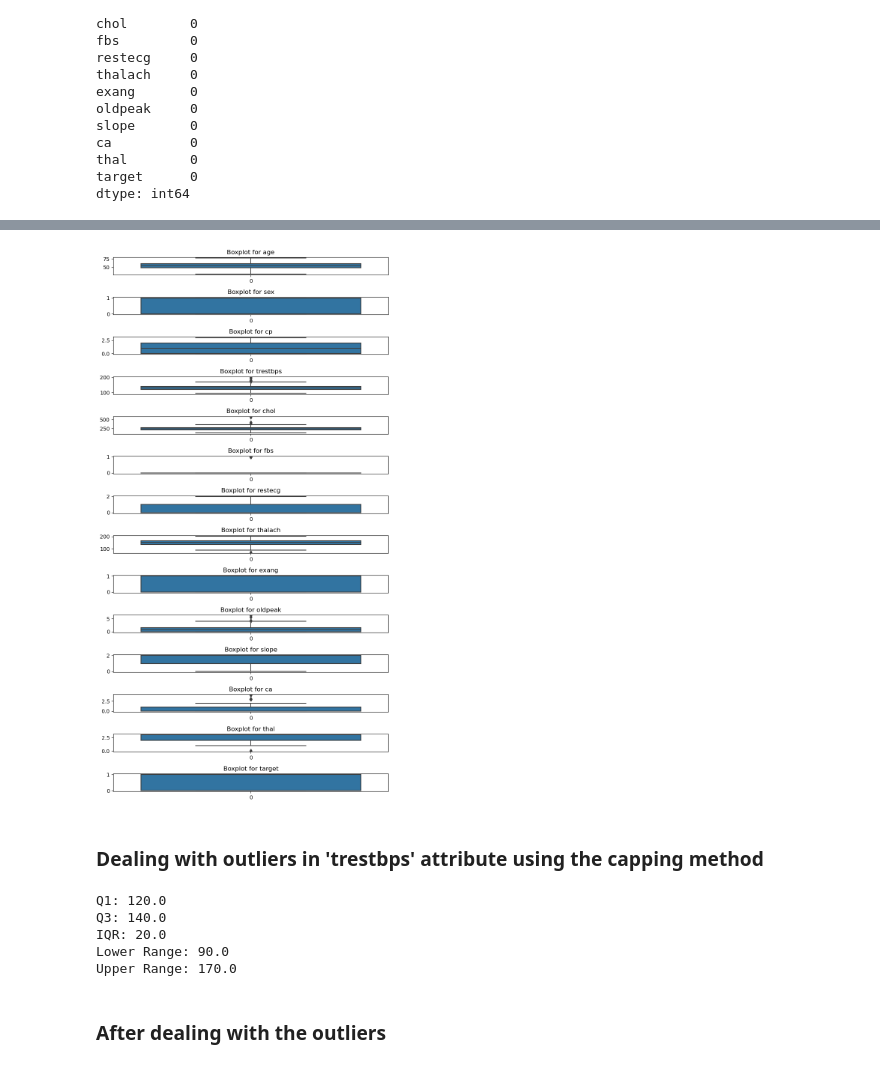
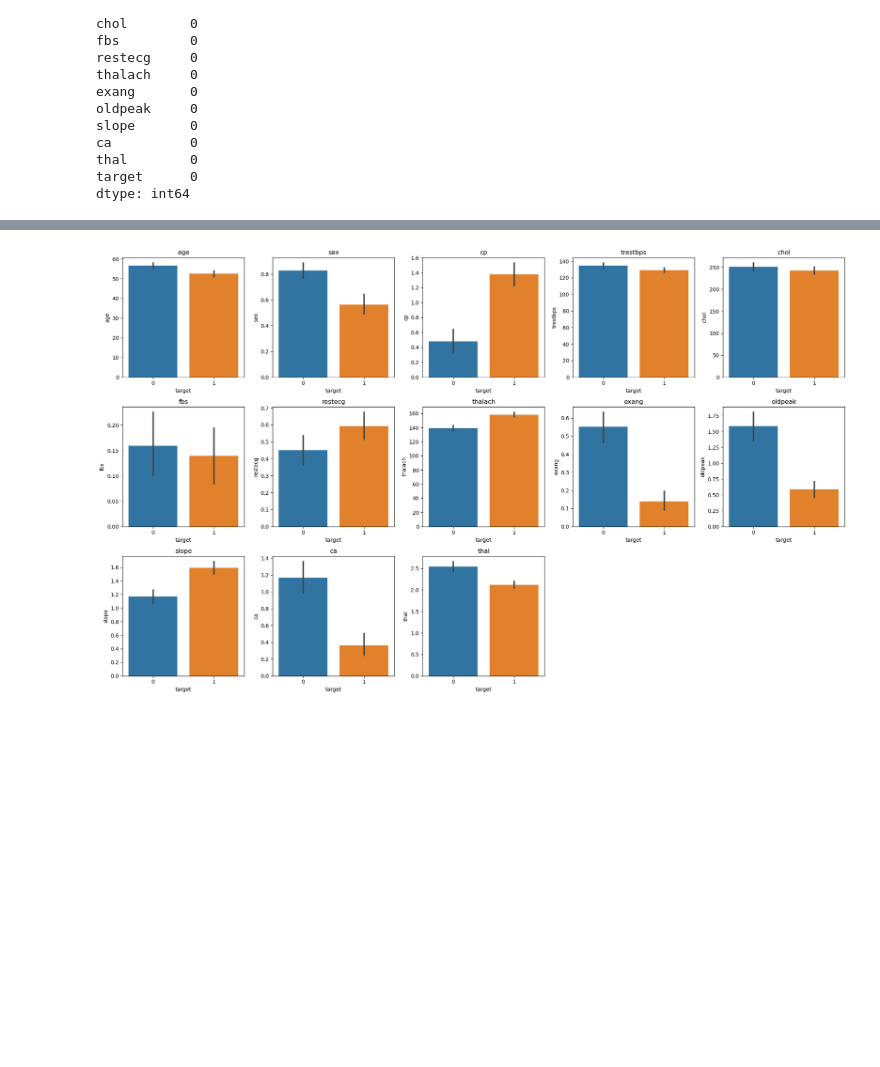
Before and after one commit to Jaggi0504/Heart-Disease-ML, a Jupyter notebook: main.ipynb, the cells around one changed output, grey strips where cells are left out. Cells and saved outputs as stored; diff of their text form; code cells hidden in the pictures; blank space fills up the shorter version.

```diff
--- a/main.ipynb
+++ b/main.ipynb
@@ -97,2 +40,0 @@ df.duplicated().sum()
-# %%
-df.drop_duplicates(inplace=True)
@@ -119,36 +46,16 @@ df.describe()
 # %%
-cols=df.select_dtypes(include=['number']).columns
-col_num=len(cols)
+cols = [col for col in df.columns if col != 'target']
 
-fig, axes=plt.subplots(nrows=col_num, ncols=1, figsize=(8, 15))
+fig, axes = plt.subplots(nrows=3, ncols=5, figsize=(20, 12))
+axes = axes.flatten()
+for i, col in enumerate(cols):
+    sns.barplot(x='target', y=col, data=df, ax=axes[i])
+    axes[i].set_title(col)
 
-for index, col in enumerate(cols):
-    sns.boxplot(df[col], ax=axes[index])
-    axes[index].set_title(f'Boxplot for {col}')
+for j in range(len(cols), len(axes)):
+    fig.delaxes(axes[j])
 
 plt.tight_layout()
 plt.show()
 # %% [output]
-[figure, old version]
+[figure, new version]
-# %% [markdown]
-### Dealing with outliers in 'trestbps' attribute using the capping method
-# %%
-Q1=df['trestbps'].quantile(0.25)
-Q3=df['trestbps'].quantile(0.75)
-IQR=Q3-Q1
-
-print("Q1:", Q1)
-print("Q3:", Q3)
-print("IQR:", IQR)
-
-lower_range=Q1-1.5*IQR
-upper_range=Q3+1.5*IQR
-
-print("Lower Range:", lower_range)
-print("Upper Range:", upper_range)
-# %% [output]
-Q1: 120.0
-Q3: 140.0
-IQR: 20.0
-Lower Range: 90.0
-Upper Range: 170.0
@@ -157,2 +61,0 @@ df['trestbps']=df['trestbps'].apply(lambda x: lower_range if x<lower_range else
-# %% [markdown]
-### After dealing with the outliers
```
Also changed, not shown: parts of 88 cells of this notebook, 1 other file.
